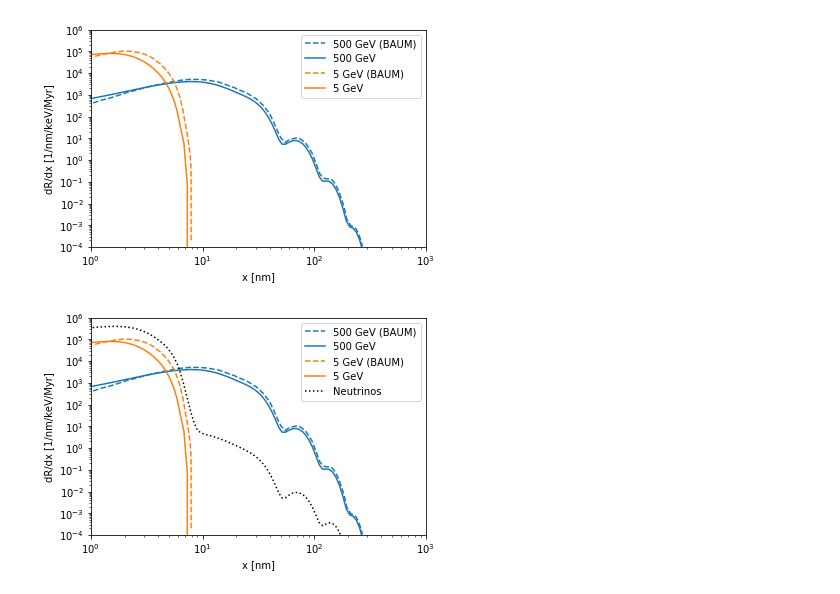
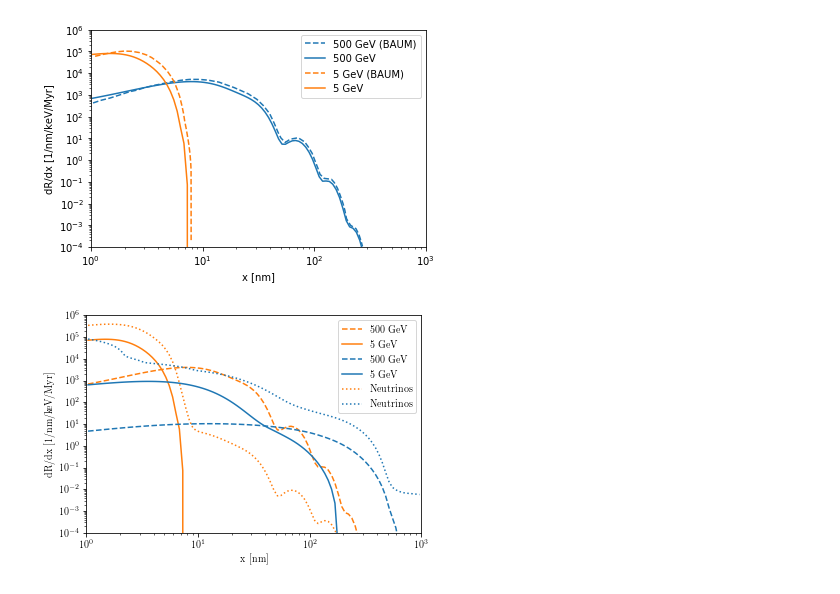
Before and after one commit to tedwards2412/paleo_detectors, a Jupyter notebook: Notebooks/Spectral_lim_neutrinos.ipynb, the cells around one changed output. Cells and saved outputs as stored; diff of their text form; code cells hidden in the pictures.

Commit message:
updated for full neutrino analysis

```diff
--- a/Notebooks/Spectral_lim_neutrinos.ipynb
+++ b/Notebooks/Spectral_lim_neutrinos.ipynb
@@ -415,21 +428,30 @@ dRdx_Sylnu = dRdx_Syl_nu(x_c, E_list)
 # %%
 plt.figure()
 
+
+########## Plotting Sylvanite Signal
 x, dRdx = np.loadtxt("../Data/Sylvanite_500GeV.txt", unpack=True)
-plt.loglog(x, dRdx, label="500 GeV (BAUM)", color='C0', linestyle='--')
-plt.loglog(x_c, dRdx_Syl500*1e6*365, label="500 GeV", color='C0')
+# plt.loglog(x, dRdx, label="500 GeV (BAUM)", color='C0', linestyle='--')
+plt.loglog(x_c, dRdx_Syl500*1e6*365, label="500 GeV", color='C1', linestyle='--')
 
 x, dRdx = np.loadtxt("../Data/Sylvanite_5GeV.txt", unpack=True)
-plt.loglog(x, dRdx, label="5 GeV (BAUM)", color='C1', linestyle='--')
+# plt.loglog(x, dRdx, label="5 GeV (BAUM)", color='C1', linestyle='--')
 plt.loglog(x_c, dRdx_Syl5*1e6*365, label="5 GeV", color='C1')
 
-plt.loglog(x_c, dRdx_Sylnu*1e6*365, label="Neutrinos", color='k', linestyle=':')
+########## Plotting Zabuelite Signal
+plt.loglog(x_c, dRdx_Zab500*1e6*365, label="500 GeV", color='C0', linestyle='--')
+plt.loglog(x_c, dRdx_Zab5*1e6*365, label="5 GeV", color='C0')
+
+
+########## Plotting Neutrino background
+plt.loglog(x_c, dRdx_Sylnu*1e6*365, label="Neutrinos", color='C1', linestyle=':')
+plt.loglog(x_c, dRdx_Zabnu*1e6*365, label="Neutrinos", color='C0', linestyle=':')
 
 plt.legend()
 plt.ylabel("dR/dx [1/nm/keV/Myr]")
 plt.xlabel("x [nm]")
 plt.ylim(1e-4,1e6)
 plt.xlim(1,1000)
 plt.show()
 # %% [output]
-[figure, old version]
+[figure, new version]
```
Also changed, not shown: parts of 3 cells of this notebook, 1 other file.
